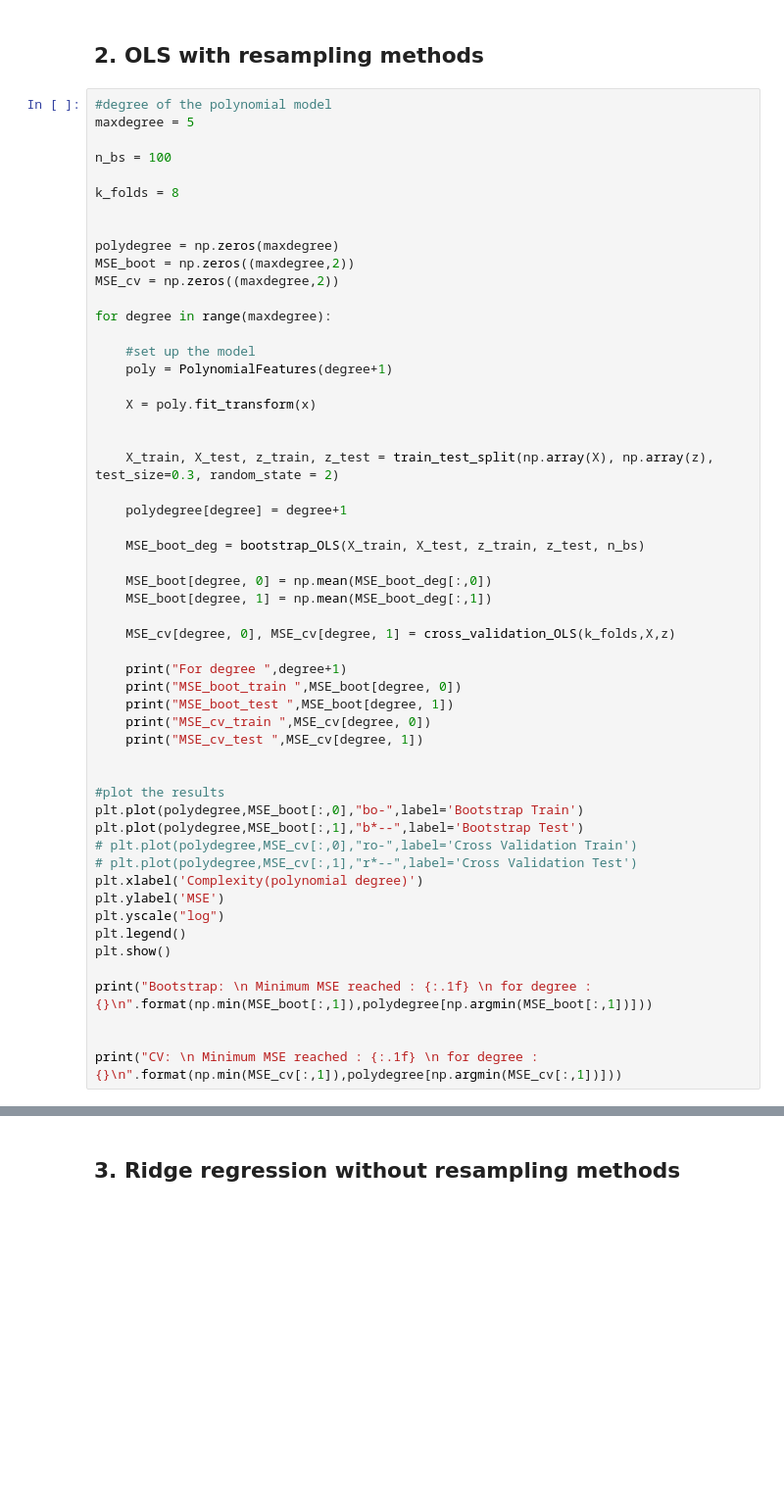
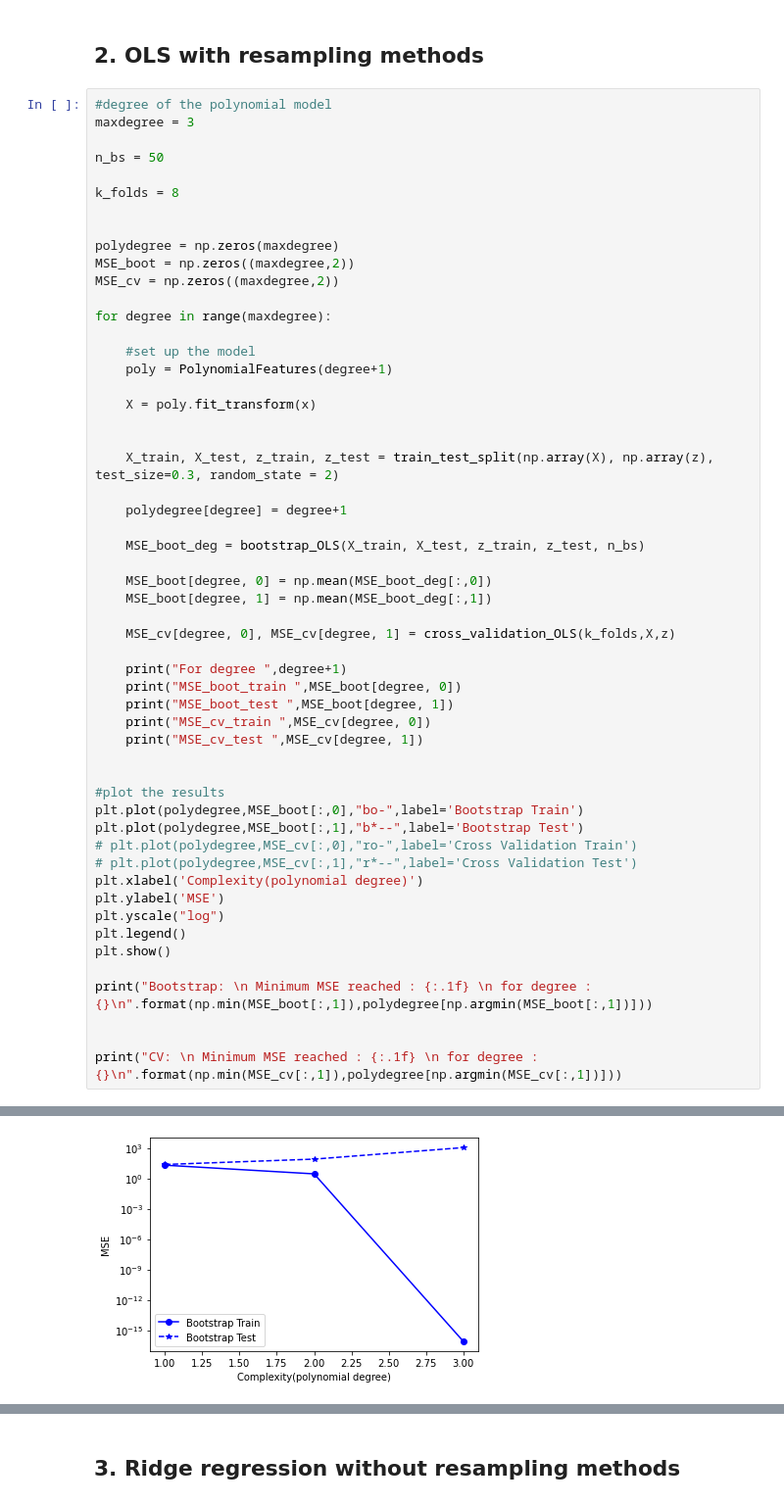
Before and after one commit to engyssimo/MLProjectNucphys, a Jupyter notebook: Project1/Boston_Data_Cleanup.ipynb, the cells around one changed output, grey strips where cells are left out. Shown at 98% size. Cells and saved outputs as stored; diff of their text form; blank space fills up the shorter version.

```diff
--- a/Project1/Boston_Data_Cleanup.ipynb
+++ b/Project1/Boston_Data_Cleanup.ipynb
@@ -356,9 +373,9 @@ Minimum MSE reached : 18.1
 ## 2. OLS with resampling methods
 # %%
 #degree of the polynomial model
-maxdegree = 5
+maxdegree = 3
 
-n_bs = 100
+n_bs = 50
 
 k_folds = 8
 
@@ -426,0 +444 @@ MSE_cv_test  14073564.49840305
+[figure, added]
```
Also changed, not shown: parts of 8 cells of this notebook.
